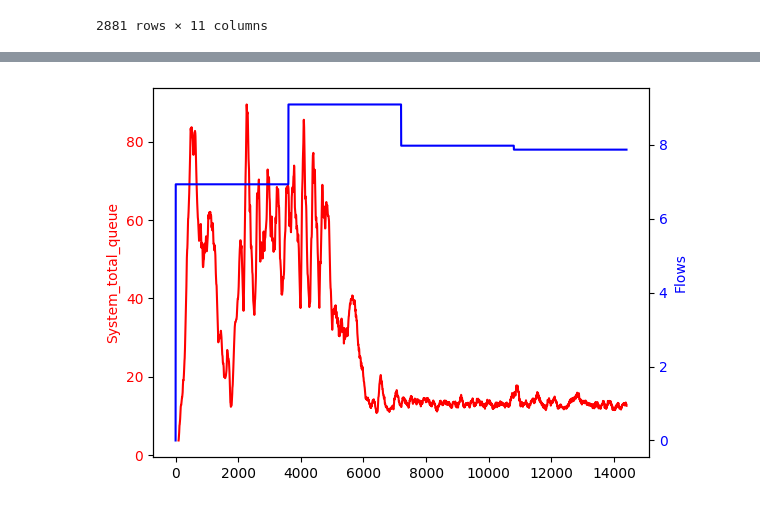
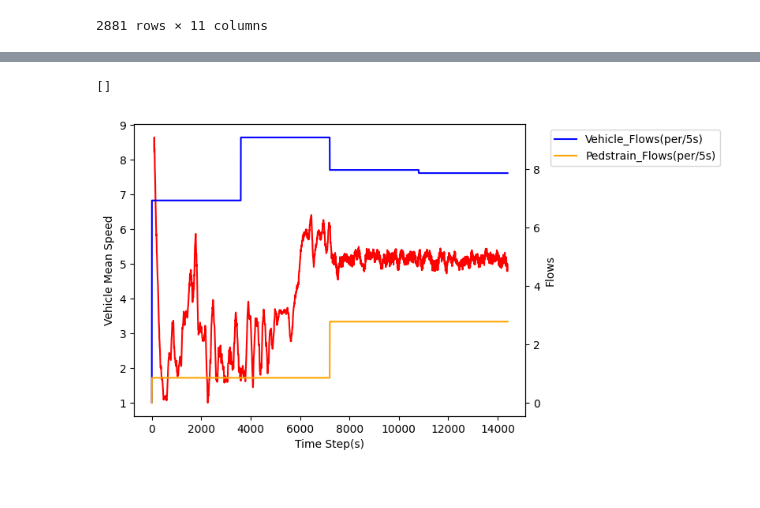
Before and after one commit to JackYeh09/Graduation-thesis, a Jupyter notebook: outputs/data_analyze.ipynb, the cells around one changed output, grey strips where cells are left out. Saved outputs shown, nothing was run; the diff lists cells and outputs as text; code cells hidden in the pictures.

```diff
--- a/outputs/data_analyze.ipynb
+++ b/outputs/data_analyze.ipynb
@@ -56,13 +73,23 @@ plt.tick_params(axis='y', labelcolor="b")
-# %%
-#所有車道的擠了多少台車&車流量
-plt.plot(df.step, df['system_total_queue'].rolling(20).mean(), color="r")
-plt.ylabel("System_total_queue", color="r")
-plt.tick_params(axis='y', labelcolor="r")
-plt.twinx()
-
-plt.plot(df.step, [0]+firsthr+sechr+thirhr+fourhr, color="b")
-plt.ylabel("Flows", color="b")
-plt.xlabel("Time Step(s)")
-plt.tick_params(axis='y', labelcolor="b")
-# %% [output]
-[figure, removed]
+# %%
+#所有車道的車平均時速&車流量
+#左邊y軸
+plt.plot(df.step, df['system_mean_speed'].rolling(20).mean(), color="r")
+plt.ylabel("Vehicle Mean Speed")
+plt.tick_params(axis='y')
+plt.xlabel("Time Step(s)")
+plt.twinx()
+
+#右邊y軸_汽車流量
+plt.plot(df.step, [0]+veh11hr+veh12hr+veh13hr+veh14hr, color="b", label = "Vehicle_Flows(per/5s)")
+plt.ylabel("Flows")
+plt.tick_params(axis='y')
+
+#右邊y軸_行人流量
+plt.plot(df.step, [0]+ped11hr+ped12hr+ped13hr+ped14hr, color="orange", label = "Pedstrain_Flows(per/5s)")
+
+plt.legend(bbox_to_anchor = (1.05, 1.0), loc = "upper left")
+
+plt.plot()
+# %% [output]
+[]
+[figure, added]
```
Also changed, not shown: parts of 11 cells of this notebook.
